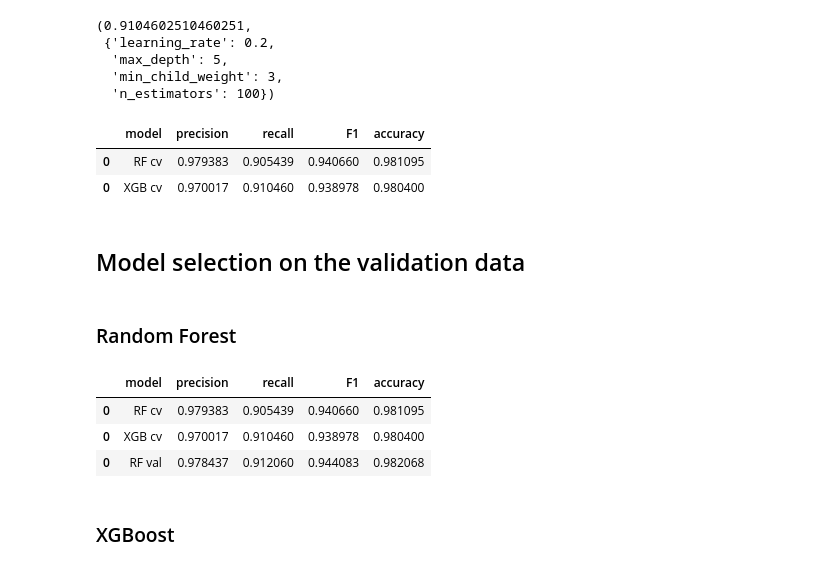
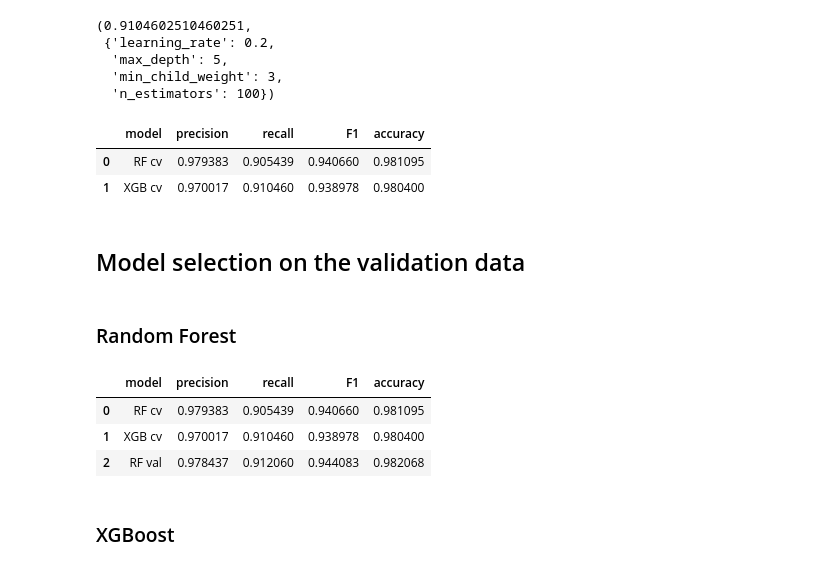
Before and after one commit to Risa10000/Portfolio, a Jupyter notebook: Prediction_of_turnover.ipynb, the cells around one changed output. Cells and saved outputs as stored; diff of their text form; code cells hidden in the pictures.

```diff
--- a/Prediction_of_turnover.ipynb
+++ b/Prediction_of_turnover.ipynb
@@ -597,8 +602,8 @@ def make_results(model_name:str, model_object, metric:str):
                          )
     return table
 # %%
-# get scores and put to a table
-results = make_results('RF cv', rf_cv, 'recall')
+# get scores and put them on a table
+results = make_results('RF cv', rf_cv, 'recall').reset_index(drop=True)
 results
 # %% [output]
 |  | model | precision | recall | F1 | accuracy |
@@ -645,15 +650,15 @@ xgb_cv.best_score_,xgb_cv.best_params_
   'min_child_weight': 3,
   'n_estimators': 100})
 # %%
-# get scores and add to the table
-results = pd.concat([results, make_results('XGB cv', xgb_cv, 'recall')], axis=0)
+# get scores and add them to the table
+results = pd.concat([results, make_results('XGB cv', xgb_cv, 'recall')], axis=0).reset_index(drop=True)
 results
 # %% [output]
 |  | model | precision | recall | F1 | accuracy |
 | 0 | RF cv | 0.979383 | 0.905439 | 0.940660 | 0.981095 |
-| 0 | XGB cv | 0.970017 | 0.910460 | 0.938978 | 0.980400 |
+| 1 | XGB cv | 0.970017 | 0.910460 | 0.938978 | 0.980400 |
-# %% [markdown]
-## Model selection on the validation data
-# %% [markdown]
-### Random Forest
+# %% [markdown]
+## Model selection on the validation data
+# %% [markdown]
+### Random Forest
 # %%
@@ -687,13 +692,13 @@ def get_test_scores(model_name:str, preds, y_test_data):
 # %%
 # Validation scores for RF model. Add to the results table
 rf_val_scores = get_test_scores('RF val', rf_val_preds, y_val)
-results = pd.concat([results, rf_val_scores], axis=0)
+results = pd.concat([results, rf_val_scores], axis=0).reset_index(drop=True)
 results
 # %% [output]
 |  | model | precision | recall | F1 | accuracy |
 | 0 | RF cv | 0.979383 | 0.905439 | 0.940660 | 0.981095 |
-| 0 | XGB cv | 0.970017 | 0.910460 | 0.938978 | 0.980400 |
-| 0 | RF val | 0.978437 | 0.912060 | 0.944083 | 0.982068 |
+| 1 | XGB cv | 0.970017 | 0.910460 | 0.938978 | 0.980400 |
+| 2 | RF val | 0.978437 | 0.912060 | 0.944083 | 0.982068 |
 # %% [markdown]
 ### XGBoost
 # %%
```
Also changed, not shown: parts of 53 cells of this notebook, 1 other file.
